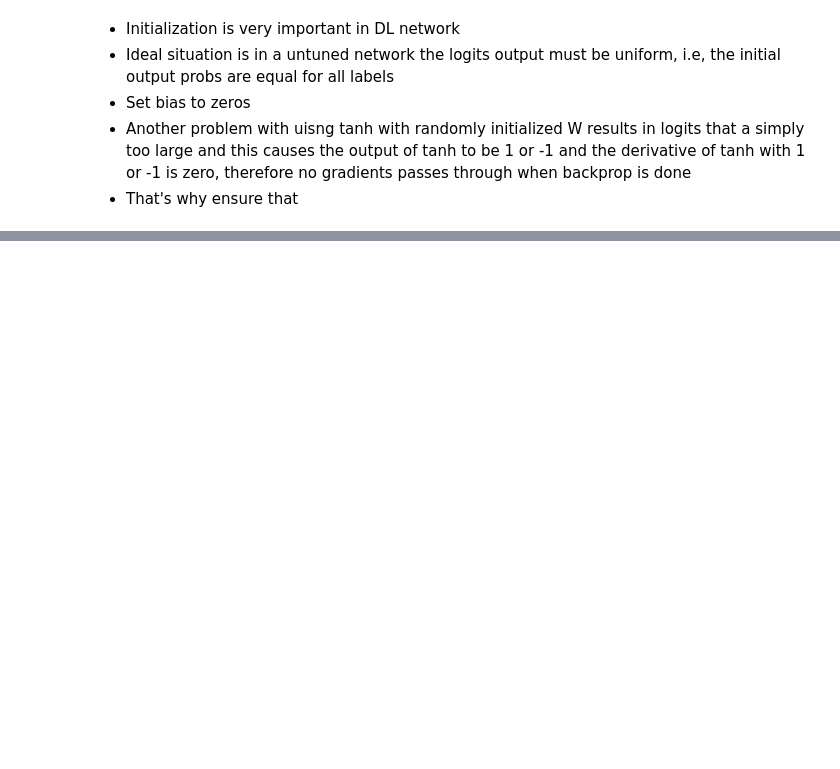
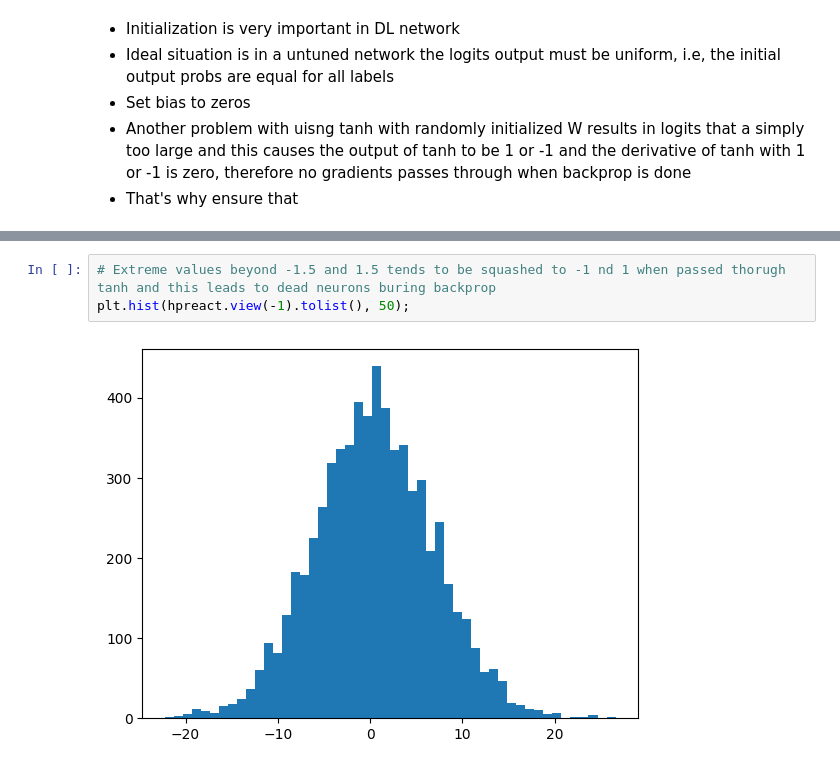
Before and after one commit to nihal-DS/Karpathy_Lectures, a Jupyter notebook: makemore3.ipynb, the cells around one changed output, grey strips where cells are left out. Saved outputs shown, nothing was run; the diff lists cells and outputs as text; blank space fills up the shorter version.

```diff
--- a/makemore3.ipynb
+++ b/makemore3.ipynb
@@ -119,0 +172,5 @@ train loss: 26.006052017211914
+# %%
+# Extreme values beyond -1.5 and 1.5 tends to be squashed to -1 nd 1 when passed thorugh tanh and this leads to dead neurons buring backprop
+plt.hist(hpreact.view(-1).tolist(), 50);
+# %% [output]
+[figure, added]
```
Also changed, not shown: parts of 7 cells of this notebook.
